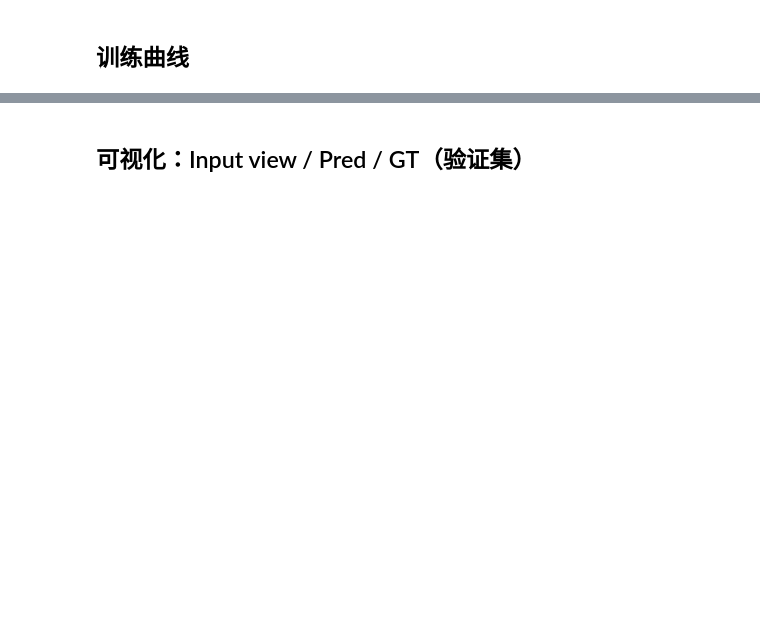
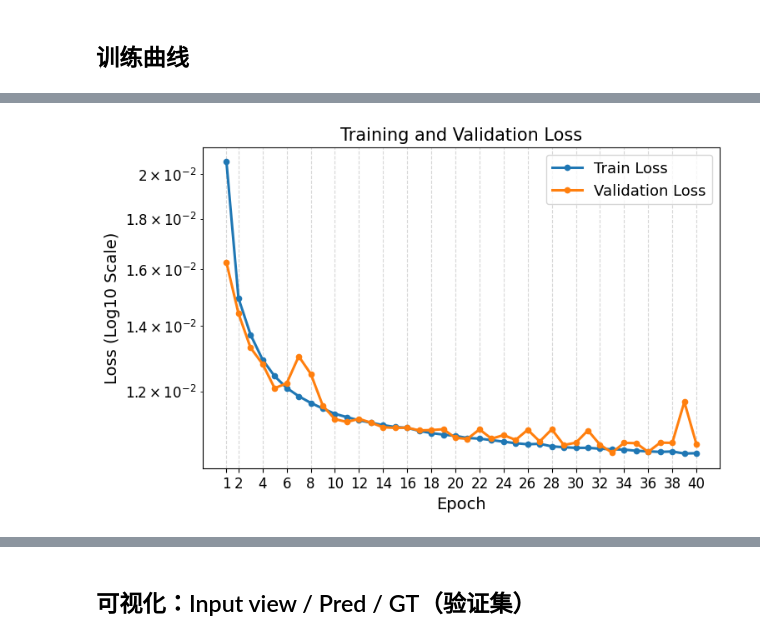
Before and after one commit to syc74/Image, a Jupyter notebook: 02_train_and_export.ipynb, the cells around one changed output, grey strips where cells are left out. Drawn from its saved outputs; the diff is of its cells as text; code cells hidden in the pictures; blank space fills up the shorter version.

```diff
--- a/02_train_and_export.ipynb
+++ b/02_train_and_export.ipynb
@@ -100,0 +147,16 @@ plt.show()
+# %%
+# 保存训练历史
+import json
+import pandas as pd
+from pathlib import Path
+
+LOG_DIR = Path("./logs")
+LOG_DIR.mkdir(parents=True, exist_ok=True)
+
+# Save raw training history as JSON
+with open(LOG_DIR / "history.json", "w") as f:
+    json.dump(history, f, indent=4)
+
+
+print("Saved training history:")
+print(LOG_DIR / "history.json")
@@ -100,0 +166,68 @@ plt.show()
+# %%
+import json
+import matplotlib.pyplot as plt
+from pathlib import Path
+
+LOG_DIR = Path("./logs")
+
+plt.rcParams.update({
+    "font.size": 13,
+    "axes.labelsize": 14,
+    "axes.titlesize": 15,
+    "xtick.labelsize": 12,
+    "ytick.labelsize": 12,
+    "legend.fontsize": 13,
+})
+
+with open(LOG_DIR / "history.json", "r") as f:
+    history = json.load(f)
+
+#到时候删了就行
+MAX_EPOCH = 40
+
+train_loss = history["train_loss"][:MAX_EPOCH]
+val_loss = history["val_loss"][:MAX_EPOCH]
+
+# train_loss = history["train_loss"]
+# val_loss = history["val_loss"]
+
+epochs = range(1, len(train_loss) + 1)
+
+plt.figure(figsize=(8, 5))
+
+plt.plot(
+    epochs,
+    train_loss,
+    marker="o",
+    markersize=4.5,
+    linewidth=2.2,
+    label="Train Loss"
+)
+
+plt.plot(
+    epochs,
+    val_loss,
+    marker="o",
+    markersize=4.5,
+    linewidth=2.2,
+    label="Validation Loss"
+)
+
+plt.yscale("log", base=10)
+
+plt.xticks([1] + list(range(2, len(train_loss) + 1, 2)))
+
+plt.xlabel("Epoch")
+plt.ylabel("Loss (Log10 Scale)")
+plt.title("Training and Validation Loss")
+
+plt.grid(True, linestyle="--", alpha=0.5)
+plt.legend(loc="upper right", frameon=True)
+
+plt.savefig(LOG_DIR / "loss_curve_log10.png", dpi=300, bbox_inches="tight")
+plt.show()
+
+print("Saved loss curve:")
+print(LOG_DIR / "loss_curve_log10.png")
+# %% [output]
+[figure, added]
```
Also changed, not shown: parts of 10 cells of this notebook, 15 other files.
